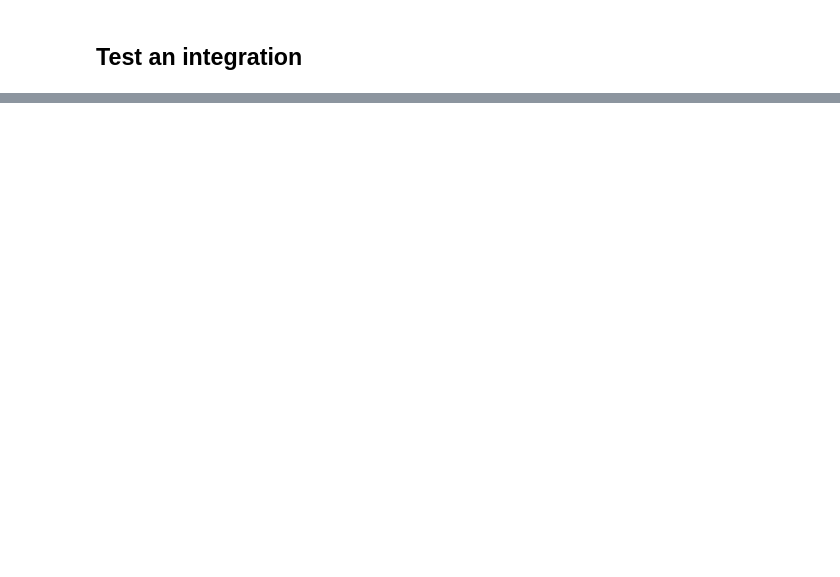
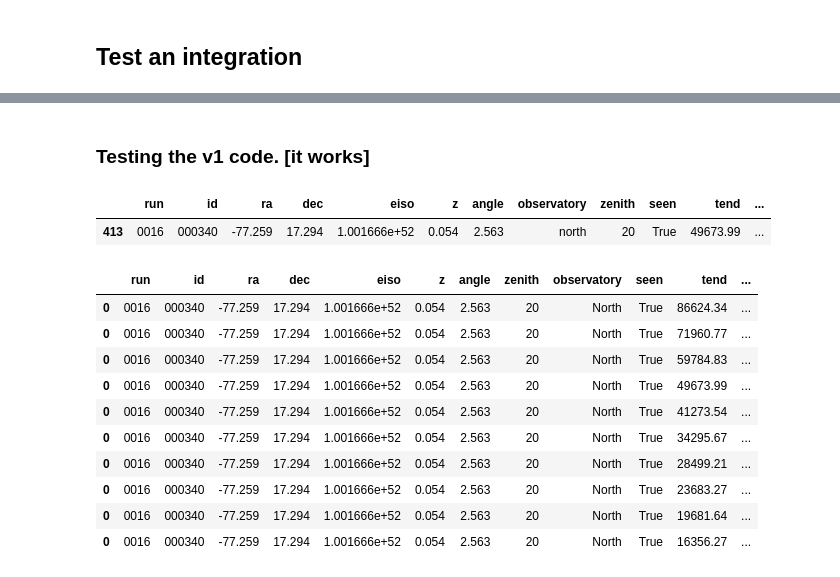
Before and after one commit to astrojarred/gravitational_wave_toy, a Jupyter notebook: integrating_v2.ipynb, the cells around one changed output, grey strips where cells are left out. Saved outputs shown, nothing was run; the diff lists cells and outputs as text; code cells hidden in the pictures; blank space fills up the shorter version.

```diff
--- a/integrating_v2.ipynb
+++ b/integrating_v2.ipynb
@@ -142,0 +312,48 @@ integral_spectrum =
+# %% [markdown]
+### Testing the v1 code.  [it works]
+# %%
+files = {
+    "north": {
+        20: "grbsens_output_v1_July_2020/grbsens-5.0sigma_t1s-t16384s_irf-North_z20_0.5h.txt",
+        40: "grbsens_output_v1_July_2020/grbsens-5.0sigma_t1s-t16384s_irf-North_z40_0.5h.txt",
+        60: "grbsens_output_v1_July_2020/grbsens-5.0sigma_t1s-t16384s_irf-North_z60_0.5h.txt",
+    },
+    "south": {
+        20: "grbsens_output_v1_July_2020/grbsens-5.0sigma_t1s-t16384s_irf-South_z20_0.5h.txt",
+        40: "grbsens_output_v1_July_2020/grbsens-5.0sigma_t1s-t16384s_irf-South_z40_0.5h.txt",
+        60: "grbsens_output_v1_July_2020/grbsens-5.0sigma_t1s-t16384s_irf-South_z60_0.5h.txt",
+    },
+}
+
+interpolations = gwto.get_fit_dict(files)
+spectral_dict = gwto.get_integral_spectra(zeniths=[20, 40, 60])
+
+bns = gwto.ParseBNS("BNS-GW.txt", sep="\t")
+
+gwto.observe_grb(
+    413,
+    bns,
+    interpolations,
+    spectral_dict,
+    tstart=49602,
+    zenith=20,
+    observatory="north",
+    precision=2
+)
+# %% [output]
+|  | run | id | ra | dec | eiso | z | angle | observatory | zenith | seen | tend | ... |
+| 413 | 0016 | 000340 | -77.259 | 17.294 | 1.001666e+52 | 0.054 | 2.563 | north | 20 | True | 49673.99 | ... |
+# %%
+v1n[v1n.run == "0016"][0:10]
+# %% [output]
+|  | run | id | ra | dec | eiso | z | angle | zenith | observatory | seen | tend | ... |
+| 0 | 0016 | 000340 | -77.259 | 17.294 | 1.001666e+52 | 0.054 | 2.563 | 20 | North | True | 86624.34 | ... |
+| 0 | 0016 | 000340 | -77.259 | 17.294 | 1.001666e+52 | 0.054 | 2.563 | 20 | North | True | 71960.77 | ... |
+| 0 | 0016 | 000340 | -77.259 | 17.294 | 1.001666e+52 | 0.054 | 2.563 | 20 | North | True | 59784.83 | ... |
+| 0 | 0016 | 000340 | -77.259 | 17.294 | 1.001666e+52 | 0.054 | 2.563 | 20 | North | True | 49673.99 | ... |
+| 0 | 0016 | 000340 | -77.259 | 17.294 | 1.001666e+52 | 0.054 | 2.563 | 20 | North | True | 41273.54 | ... |
+| 0 | 0016 | 000340 | -77.259 | 17.294 | 1.001666e+52 | 0.054 | 2.563 | 20 | North | True | 34295.67 | ... |
+| 0 | 0016 | 000340 | -77.259 | 17.294 | 1.001666e+52 | 0.054 | 2.563 | 20 | North | True | 28499.21 | ... |
+| 0 | 0016 | 000340 | -77.259 | 17.294 | 1.001666e+52 | 0.054 | 2.563 | 20 | North | True | 23683.27 | ... |
+| 0 | 0016 | 000340 | -77.259 | 17.294 | 1.001666e+52 | 0.054 | 2.563 | 20 | North | True | 19681.64 | ... |
+| 0 | 0016 | 000340 | -77.259 | 17.294 | 1.001666e+52 | 0.054 | 2.563 | 20 | North | True | 16356.27 | ... |
```
Also changed, not shown: parts of 35 cells of this notebook.
